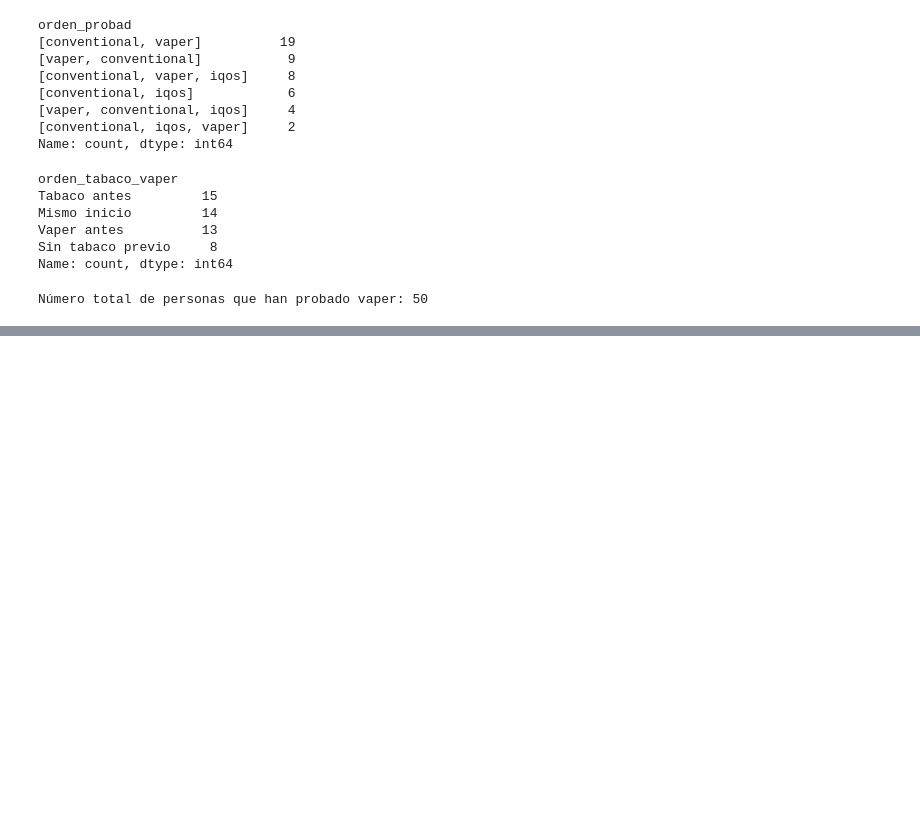
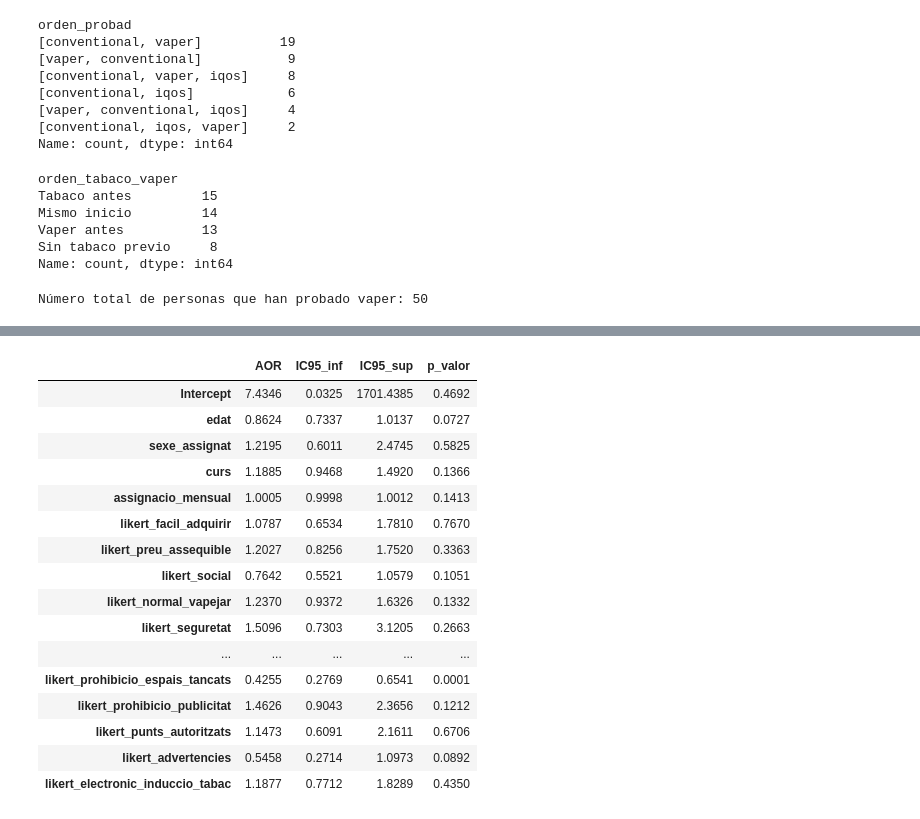
Before and after one commit to DavidRuizC/Vaping-Study, a Jupyter notebook: DataProcessing.ipynb, the cells around one changed output, grey strips where cells are left out. Drawn from its saved outputs; the diff is of its cells as text; code cells hidden in the pictures; blank space fills up the shorter version.

```diff
--- a/DataProcessing.ipynb
+++ b/DataProcessing.ipynb
@@ -2290,0 +2400,77 @@ Número total de personas que han probado vaper: 50
+# %%
+
+# ============================================================
+# 0. VARIABLE DEPENDIENTE: consumo en los últimos 30 días
+# ============================================================
+
+df["grup_consum30"] = np.where(
+    (df["consum_Cigarretes electròniques"] == 1) |
+    (df["consum_Tabac convencional"] == 1) |
+    (df["consum_Productes de tabac per escalfament (tipus IQOS)"] == 1),
+    1, 0
+)
+
+print("Distribución de consumo 30 días:")
+print(df["grup_consum30"].value_counts())
+
+
+# ============================================================
+# 1. PREDICTORES DEL MODELO COMPLETO
+# ============================================================
+
+predictors = [
+    "edat",
+    "sexe_assignat",
+    "curs",
+    "assignacio_mensual",
+]
+predictors += likert_columns
+
+# ============================================================
+# 2. AJUSTAR MODELO LOGIT COMPLETO
+# ============================================================
+
+formula = "grup_consum30 ~ " + " + ".join(predictors)
+print("\n📌 Fórmula logística usada:")
+print(formula)
+
+df_model = df[["grup_consum30"] + predictors].dropna()
+
+logit_model = smf.logit(formula, data=df_model).fit()
+print(logit_model.summary())
+
+
+# ============================================================
+# 3. TABLA DE AOR + IC95%
+# ============================================================
+
+params = logit_model.params
+conf = logit_model.conf_int()
+
+or_table = pd.DataFrame({
+    "AOR": np.exp(params),
+    "IC95_inf": np.exp(conf[0]),
+    "IC95_sup": np.exp(conf[1]),
+    "p_valor": logit_model.pvalues
+})
+
+print("\n📌 ODDS RATIOS AJUSTADOS (AOR) + IC95%")
+display(or_table.round(4))
+
+
+# ============================================================
+# 4. MULTICOLINEALIDAD (VIF)
+# ============================================================
+
+print("\n📌 VIF (Multicolinealidad) del modelo completo:")
+
+X = df_model[predictors]
+X = sm.add_constant(X)
+
+vif_df = pd.DataFrame({
+    "Variable": X.columns,
+    "VIF": [variance_inflation_factor(X.values, i) for i in range(X.shape[1])]
+})
+
+display(vif_df)
+# %% [output]
@@ -2290,0 +2494,17 @@ Número total de personas que han probado vaper: 50
+|  | AOR | IC95_inf | IC95_sup | p_valor |
+| Intercept | 7.4346 | 0.0325 | 1701.4385 | 0.4692 |
+| edat | 0.8624 | 0.7337 | 1.0137 | 0.0727 |
+| sexe_assignat | 1.2195 | 0.6011 | 2.4745 | 0.5825 |
+| curs | 1.1885 | 0.9468 | 1.4920 | 0.1366 |
+| assignacio_mensual | 1.0005 | 0.9998 | 1.0012 | 0.1413 |
+| likert_facil_adquirir | 1.0787 | 0.6534 | 1.7810 | 0.7670 |
+| likert_preu_assequible | 1.2027 | 0.8256 | 1.7520 | 0.3363 |
+| likert_social | 0.7642 | 0.5521 | 1.0579 | 0.1051 |
+| likert_normal_vapejar | 1.2370 | 0.9372 | 1.6326 | 0.1332 |
+| likert_seguretat | 1.5096 | 0.7303 | 3.1205 | 0.2663 |
+| ... | ... | ... | ... | ... |
+| likert_prohibicio_espais_tancats | 0.4255 | 0.2769 | 0.6541 | 0.0001 |
+| likert_prohibicio_publicitat | 1.4626 | 0.9043 | 2.3656 | 0.1212 |
+| likert_punts_autoritzats | 1.1473 | 0.6091 | 2.1611 | 0.6706 |
+| likert_advertencies | 0.5458 | 0.2714 | 1.0973 | 0.0892 |
+| likert_electronic_induccio_tabac | 1.1877 | 0.7712 | 1.8289 | 0.4350 |
```
Also changed, not shown: parts of 12 cells of this notebook.
